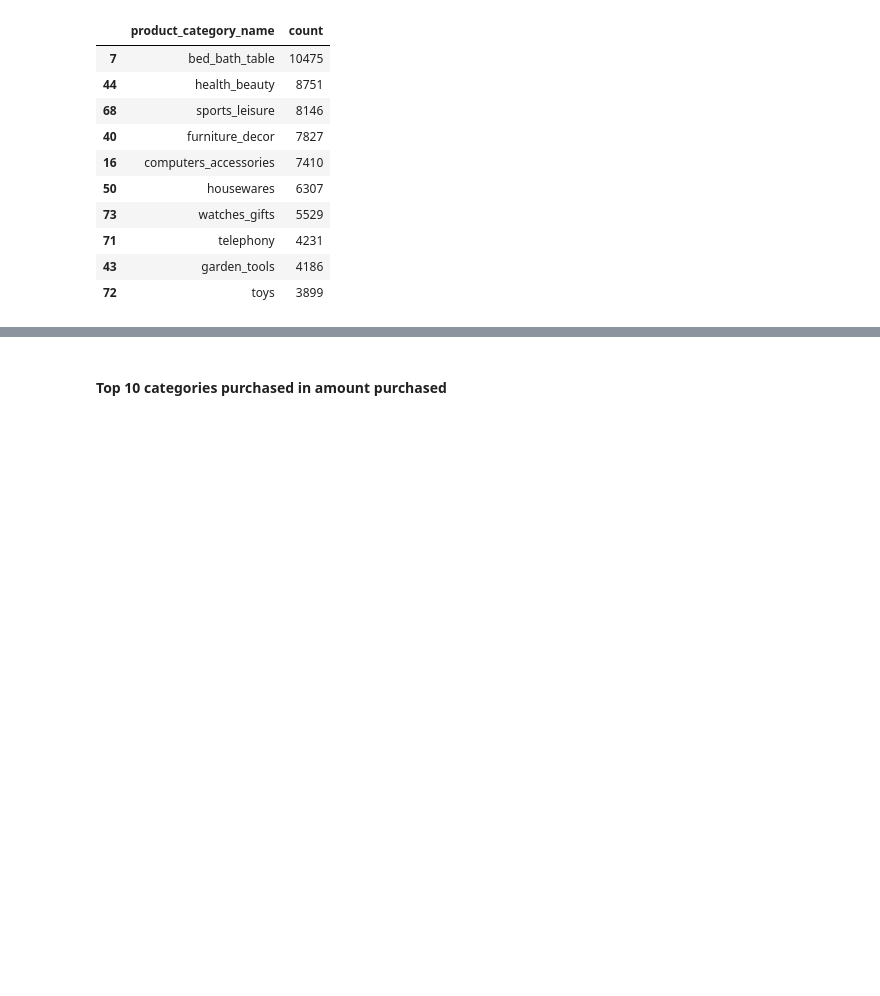
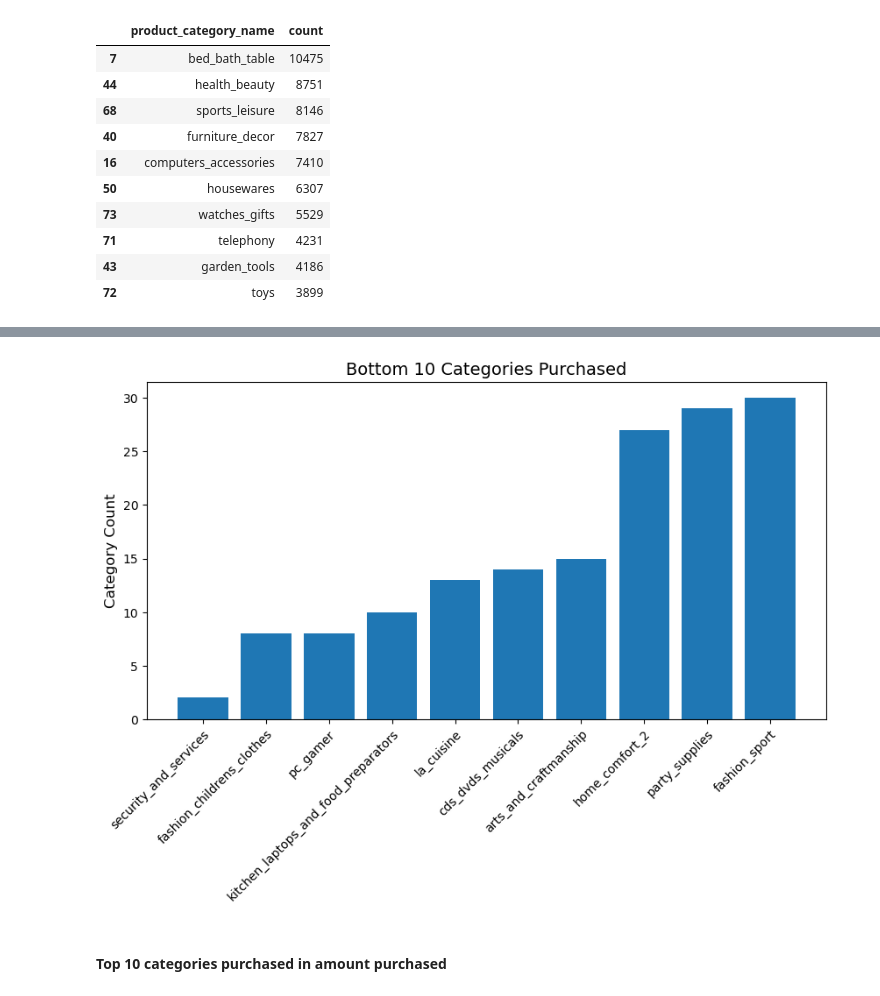
Before and after one commit to cableredi/Customer-Segmentation, a Jupyter notebook: Customer-Segmentation.ipynb, the cells around one changed output, grey strips where cells are left out. Saved outputs shown, nothing was run; the diff lists cells and outputs as text; code cells hidden in the pictures; blank space fills up the shorter version.

```diff
--- a/Customer-Segmentation.ipynb
+++ b/Customer-Segmentation.ipynb
@@ -848,0 +860,4 @@ plt.show()
+# %%
+bottom_categories = visualizations_df.groupby('product_category_name')['order_id'].count() \
+                    .reset_index(name = 'count').nsmallest(10, 'count')
+bottom_categories
@@ -849,3 +876,16 @@ plt.show()
+# %%
+fig = plt.figure(figsize = (10, 5))
+
+plt.bar(bottom_categories['product_category_name'], bottom_categories['count'])
+
+plt.xlabel("")
+plt.xticks(bottom_categories['product_category_name'], bottom_categories['product_category_name'], rotation = 45, ha = 'right', rotation_mode = 'anchor')
+plt.ylabel("Category Count", fontsize = 12)
+plt.title("Bottom 10 Categories Purchased", fontsize = 14)
+
+plt.show()
+# %% [output]
+[figure, added]
 # %% [markdown]
 #### Top 10 categories purchased in amount purchased
 # %%
```
Also changed, not shown: parts of 56 cells of this notebook.
